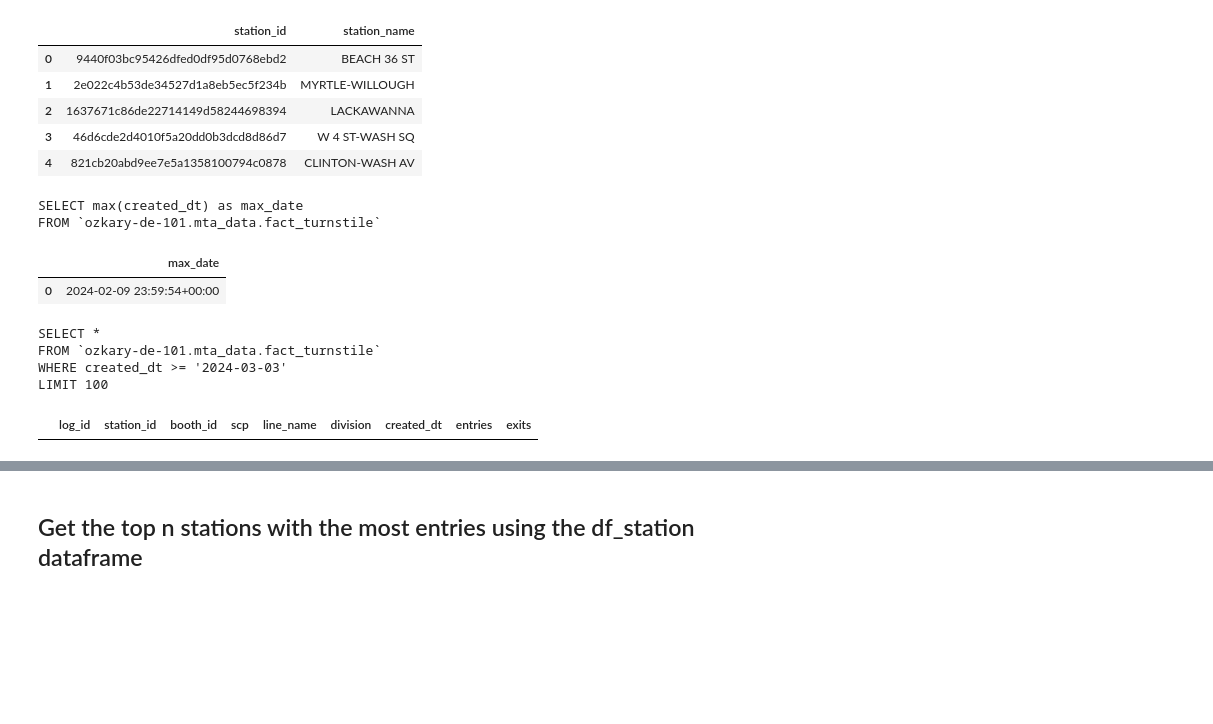
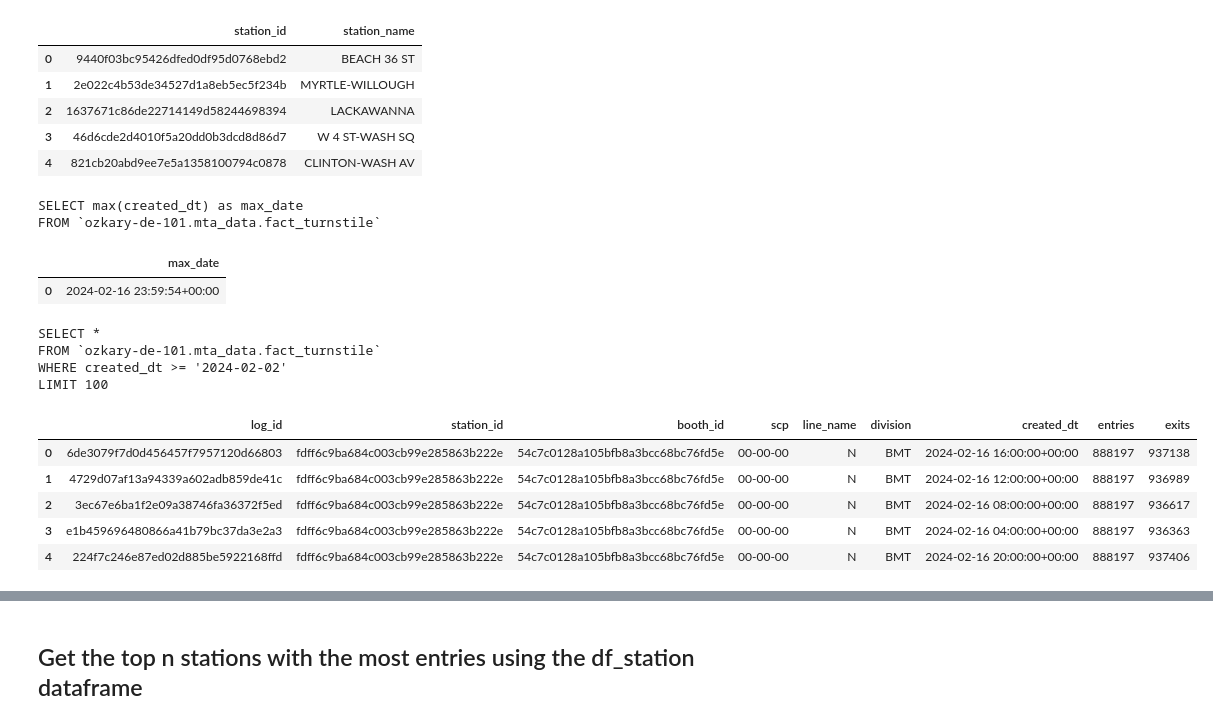
Before and after one commit to ozkary/data-engineering-mta-turnstile, a Jupyter notebook: Step4-Data-Warehouse/bigquery.ipynb, the cells around one changed output, grey strips where cells are left out. Drawn from its saved outputs; the diff is of its cells as text; code cells hidden in the pictures; blank space fills up the shorter version.

```diff
--- a/Step4-Data-Warehouse/bigquery.ipynb
+++ b/Step4-Data-Warehouse/bigquery.ipynb
@@ -1,11 +1,12 @@
 # %% [markdown]
 # Jupyter Notebook for BigQuery
 # %%
+import os
 import google.cloud.bigquery
 import pandas as pd
 
 # define the project and database
-PROJECT = 'ozkary-de-101'
+PROJECT = os.getenv('GOOGLE_PROJECT_NAME')
 DATASET = 'mta_data'
 # %% [markdown]
 ### Set the API client and project information
@@ -129,31 +132,36 @@ df.head()
 SELECT max(created_dt) as max_date
 FROM `ozkary-de-101.mta_data.fact_turnstile`
 |  | max_date |
-| 0 | 2024-02-09 23:59:54+00:00 |
+| 0 | 2024-02-16 23:59:54+00:00 |
 # %%
 # define todays date using a datetime object
 from datetime import datetime, timedelta
 
-# set a variable to the current date - 1 month
-last_month = datetime.today() - timedelta(days=30)
+# set a variable to the current date - n days
+last_month = datetime.today() - timedelta(days=90)
 date_value = last_month.strftime('%Y-%m-%d')
 
 # select a limit of 100 rows with the latest date
 sql = """
 SELECT *
 FROM `{}.{}.fact_turnstile`
 WHERE created_dt >= '{}'
 LIMIT 100
 """.format(PROJECT, DATASET, date_value)
 print(sql)
 df = run_query(sql)
 df.head()
 # %% [output]
 SELECT *
 FROM `ozkary-de-101.mta_data.fact_turnstile`
-WHERE created_dt >= '2024-03-03'
+WHERE created_dt >= '2024-02-02'
 LIMIT 100
 |  | log_id | station_id | booth_id | scp | line_name | division | created_dt | entries | exits |
+| 0 | 6de3079f7d0d456457f7957120d66803 | fdff6c9ba684c003cb99e285863b222e | 54c7c0128a105bfb8a3bcc68bc76fd5e | 00-00-00 | N | BMT | 2024-02-16 16:00:00+00:00 | 888197 | 937138 |
+| 1 | 4729d07af13a94339a602adb859de41c | fdff6c9ba684c003cb99e285863b222e | 54c7c0128a105bfb8a3bcc68bc76fd5e | 00-00-00 | N | BMT | 2024-02-16 12:00:00+00:00 | 888197 | 936989 |
+| 2 | 3ec67e6ba1f2e09a38746fa36372f5ed | fdff6c9ba684c003cb99e285863b222e | 54c7c0128a105bfb8a3bcc68bc76fd5e | 00-00-00 | N | BMT | 2024-02-16 08:00:00+00:00 | 888197 | 936617 |
+| 3 | e1b459696480866a41b79bc37da3e2a3 | fdff6c9ba684c003cb99e285863b222e | 54c7c0128a105bfb8a3bcc68bc76fd5e | 00-00-00 | N | BMT | 2024-02-16 04:00:00+00:00 | 888197 | 936363 |
+| 4 | 224f7c246e87ed02d885be5922168ffd | fdff6c9ba684c003cb99e285863b222e | 54c7c0128a105bfb8a3bcc68bc76fd5e | 00-00-00 | N | BMT | 2024-02-16 20:00:00+00:00 | 888197 | 937406 |
 # %%
 # print the dataframe in a grid format
 def print_df(df):
```
Also changed, not shown: parts of 5 cells of this notebook, 3 other files.
